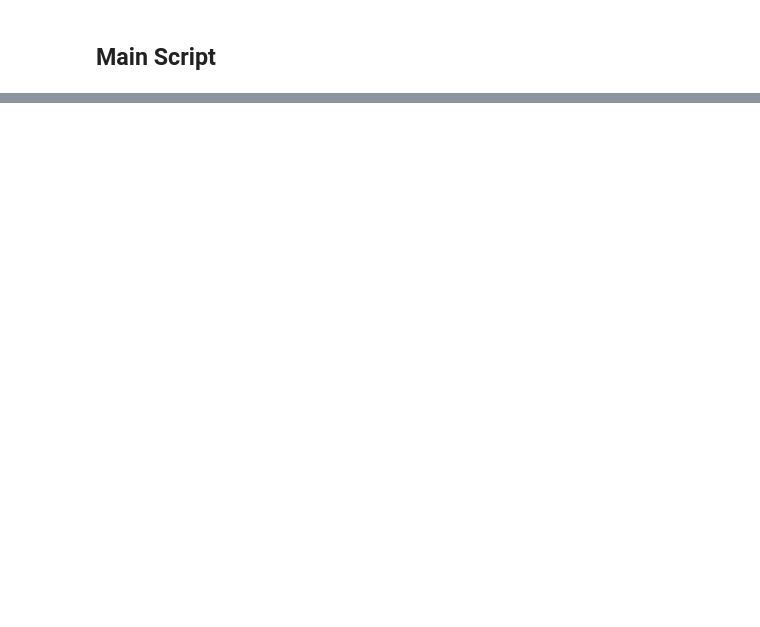
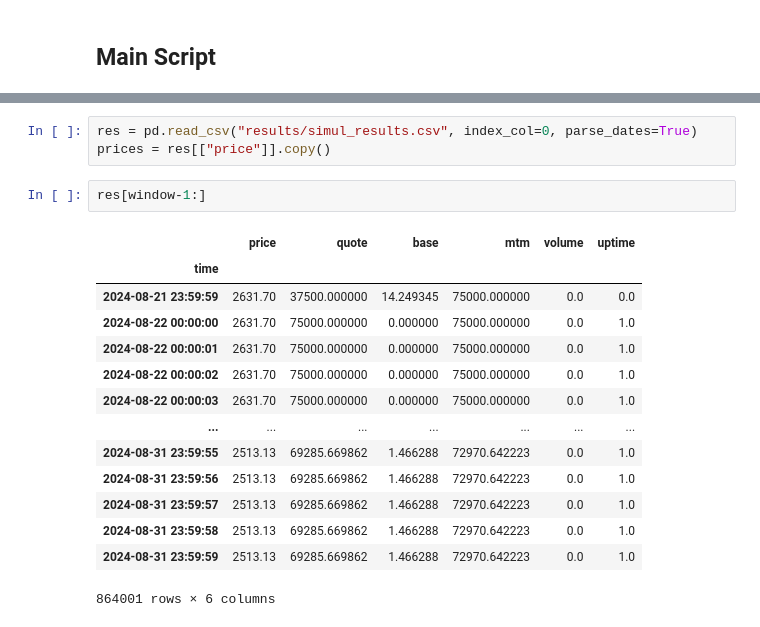
Before and after one commit to RedactedLabsGit/backtester-RL, a Jupyter notebook: scratchpad.ipynb, the cells around one changed output, grey strips where cells are left out. Cells and saved outputs as stored; diff of their text form; blank space fills up the shorter version.

```diff
--- a/scratchpad.ipynb
+++ b/scratchpad.ipynb
@@ -63,0 +117,20 @@ res.to_pandas().to_csv('results/simul_results.csv')
+# %%
+res = pd.read_csv("results/simul_results.csv", index_col=0, parse_dates=True)
+prices = res[["price"]].copy()
+# %%
+res[window-1:]
+# %% [output]
+|  | price | quote | base | mtm | volume | uptime |
+| time |  |  |  |  |  |  |
+| 2024-08-21 23:59:59 | 2631.70 | 37500.000000 | 14.249345 | 75000.000000 | 0.0 | 0.0 |
+| 2024-08-22 00:00:00 | 2631.70 | 75000.000000 | 0.000000 | 75000.000000 | 0.0 | 1.0 |
+| 2024-08-22 00:00:01 | 2631.70 | 75000.000000 | 0.000000 | 75000.000000 | 0.0 | 1.0 |
+| 2024-08-22 00:00:02 | 2631.70 | 75000.000000 | 0.000000 | 75000.000000 | 0.0 | 1.0 |
+| 2024-08-22 00:00:03 | 2631.70 | 75000.000000 | 0.000000 | 75000.000000 | 0.0 | 1.0 |
+| ... | ... | ... | ... | ... | ... | ... |
+| 2024-08-31 23:59:55 | 2513.13 | 69285.669862 | 1.466288 | 72970.642223 | 0.0 | 1.0 |
+| 2024-08-31 23:59:56 | 2513.13 | 69285.669862 | 1.466288 | 72970.642223 | 0.0 | 1.0 |
+| 2024-08-31 23:59:57 | 2513.13 | 69285.669862 | 1.466288 | 72970.642223 | 0.0 | 1.0 |
+| 2024-08-31 23:59:58 | 2513.13 | 69285.669862 | 1.466288 | 72970.642223 | 0.0 | 1.0 |
+| 2024-08-31 23:59:59 | 2513.13 | 69285.669862 | 1.466288 | 72970.642223 | 0.0 | 1.0 |
+864001 rows × 6 columns
```
Also changed, not shown: parts of 15 cells of this notebook, 5 other files.
